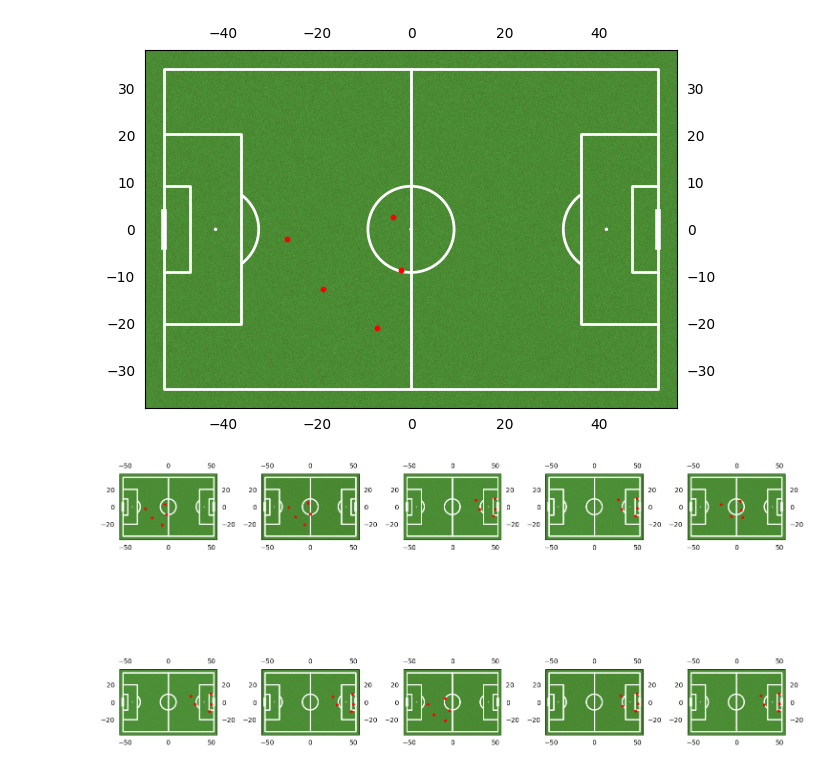
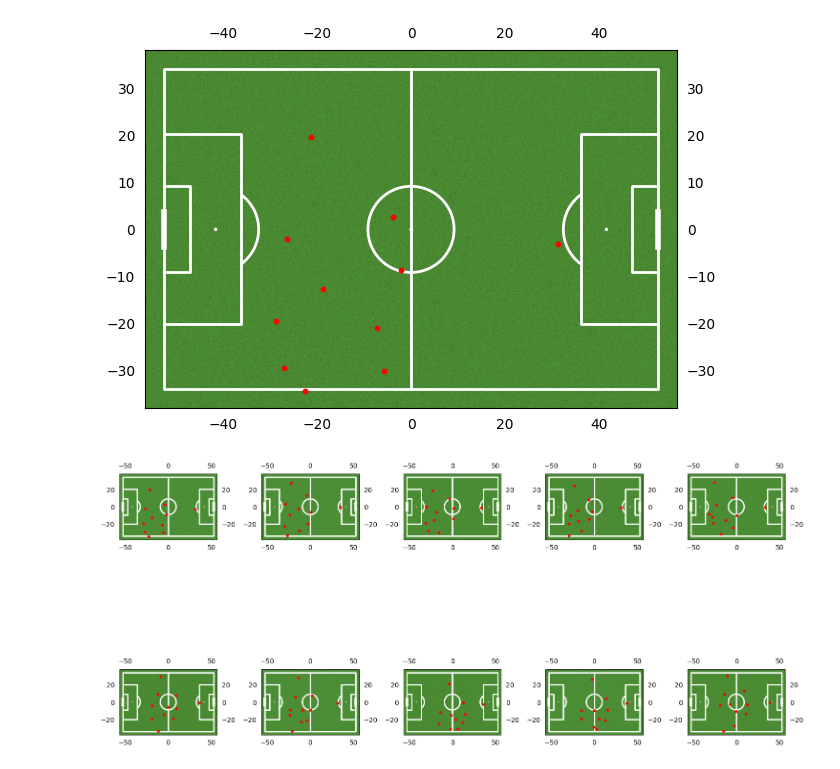
Before and after one commit to Juenj/Thesis_V1, a Jupyter notebook: convex_hull_tests.ipynb, the cells around one changed output. Drawn from its saved outputs; the diff is of its cells as text; code cells hidden in the pictures.

```diff
--- a/convex_hull_tests.ipynb
+++ b/convex_hull_tests.ipynb
@@ -68,7 +68,7 @@ def convex_hull(df: pd.DataFrame, regex: str, num_players: int = None):
     return hulls
 # %%
 
-hulls = convex_hull(df.iloc[::48], "^home", num_players = 5)
+hulls = convex_hull(df.iloc[::48], "^home", num_players = 11)
 # %%
 
 from mplsoccer import Pitch
@@ -125,7 +125,7 @@ def top_n_similar_hulls(target_hull, hull_list, n=10):
 
 
 
-top_10_hulls = top_n_similar_hulls(hulls[150], hulls)
+top_10_hulls = top_n_similar_hulls(hulls[150], hulls,100)
 
 football_pitch = Pitch(pitch_type='skillcorner', pitch_length=105, pitch_width=68, axis=True,
                            label=True, line_color="white", pitch_color="grass")
@@ -134,25 +134,25 @@ football_pitch.draw()  # Draw the pitch on the current axis
 plt.scatter(hulls[150].points[:, 0], hulls[150].points[:, 1], color='red', s=10)
 plt.show()
 # %% [output]
-[figure, old version]
+[figure, new version]
 # %%
 
 fig, ax = plt.subplots(2, 5, figsize=(15, 10))
 
 # Create the pitch with the desired settings
-for hull, i in zip(top_10_hulls, range(len(top_10_hulls))):
+for hull, i in zip(top_10_hulls[:10], range(len(top_10_hulls[:10]))):
     row = i // 5  # Determine the row index
     col = i % 5   # Determine the column index
 
     # Create a new pitch on each subplot
     football_pitch = Pitch(pitch_type='skillcorner', pitch_length=105, pitch_width=68, axis=True,
                            label=True, line_color="white", pitch_color="grass")
     football_pitch.draw(ax=ax[row, col])  # Draw the pitch on the current axis
 
     # Scatter plot for convex hull points
     ax[row, col].scatter(hull[0].points[:, 0], hull[0].points[:, 1], color='red', s=10)
 
 plt.tight_layout()
 plt.show()
 # %% [output]
-[figure, old version]
+[figure, new version]
```
Also changed, not shown: parts of 5 cells of this notebook.
